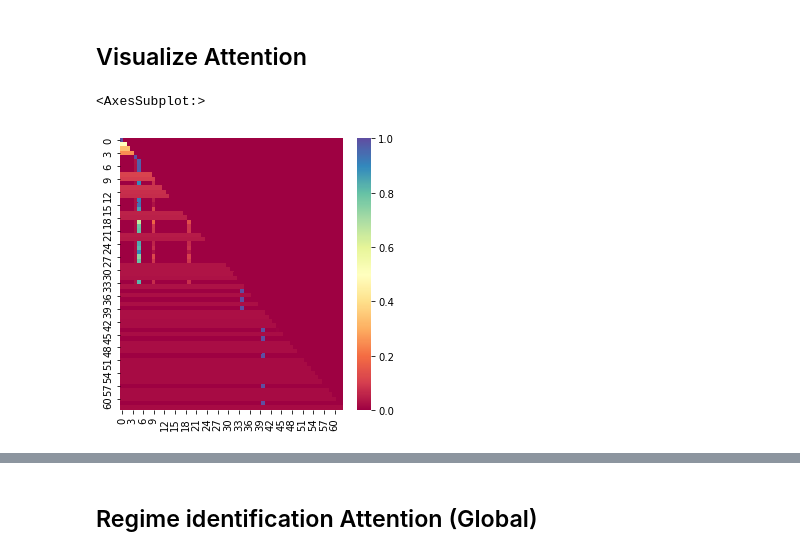
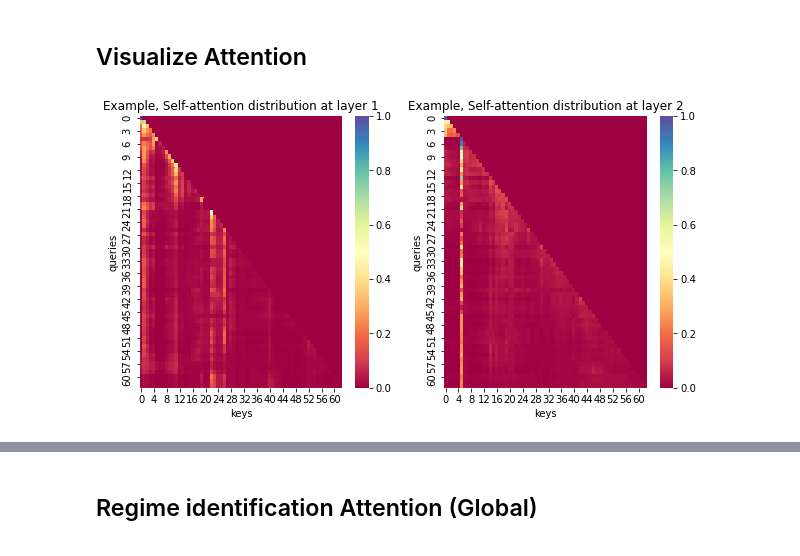
Before and after one commit to YanWanquan/oxthesis, a Jupyter notebook: visualize_attn.ipynb, the cells around one changed output, grey strips where cells are left out. Drawn from its saved outputs; the diff is of its cells as text; code cells hidden in the pictures.

```diff
--- a/visualize_attn.ipynb
+++ b/visualize_attn.ipynb
@@ -90,7 +61,23 @@ else:
-# %%
-fig, ax = plt.subplots(figsize=(5, 5))
-sns.heatmap(attn[0, :, :], ax=ax, cmap="Spectral")
-# %% [output]
-<AxesSubplot:>
-[figure, removed]
+# %%
+# Plot self-attention distribution for one example
+
+id = 1
+id_head = 0
+
+attn = dataset_train.get_attention(id=id, model=model)
+attn = attn[0] if isinstance(attn, list) else attn
+attn = attn[0, :, :, :] # take first obs
+
+# ---
+
+n_layer_attn = attn.shape[0]
+fig, axes = plt.subplots(1, n_layer_attn, figsize=(10, 5))
+
+for l in range(n_layer_attn):
+    #mask = np.zeros_like(attn[0, :, :], dtype=np.bool)
+    #mask[np.triu_indices_from(mask)] = True
+    sns.heatmap(attn[l, id_head, :, :], ax=axes[l], cmap="Spectral")
+    axes[l].set(xlabel="keys", ylabel="queries", title=f"Example, Self-attention distribution at layer {l+1}")
+# %% [output]
+[figure, added]
 # %%
```
Also changed, not shown: parts of 24 cells of this notebook, 6 other files.
